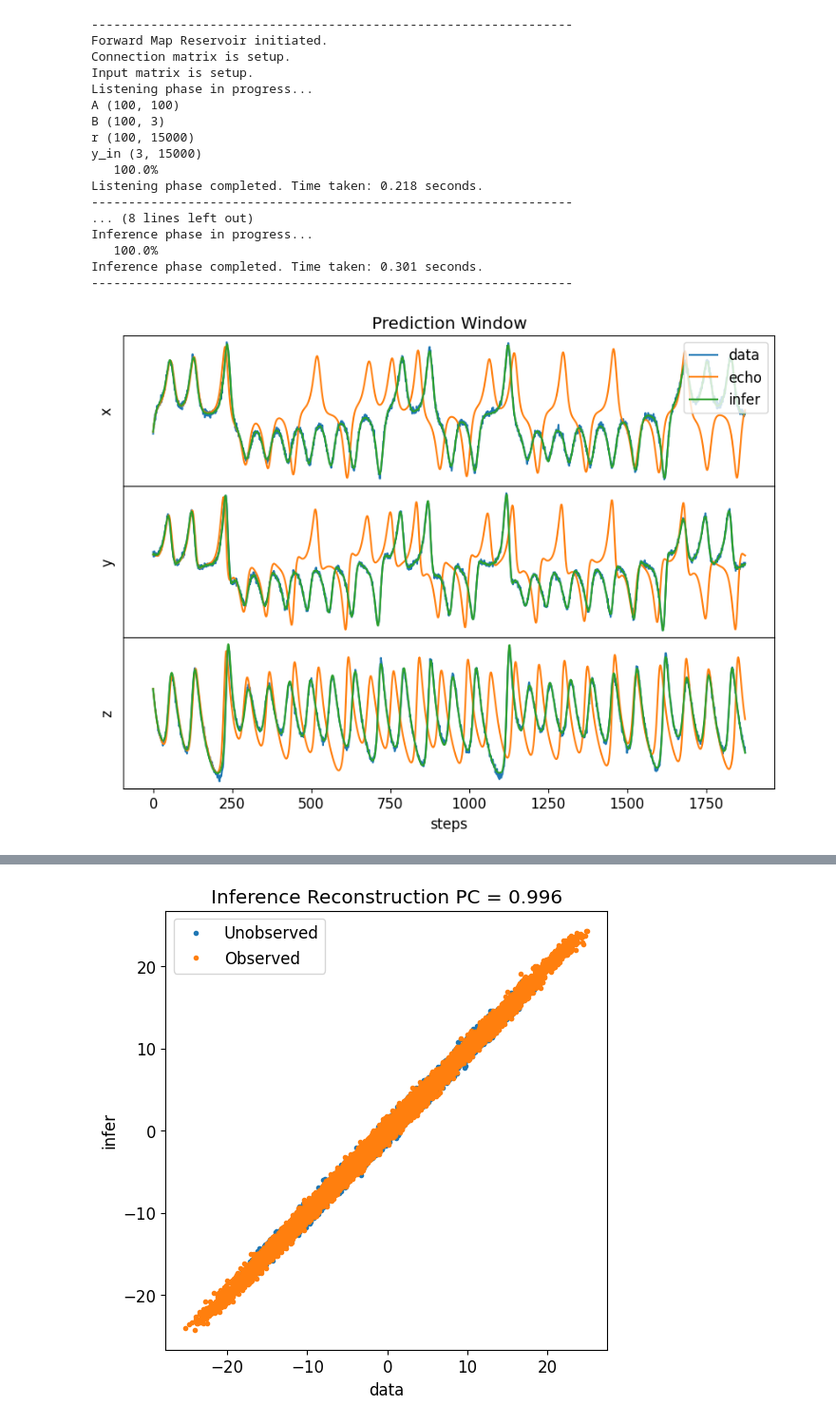
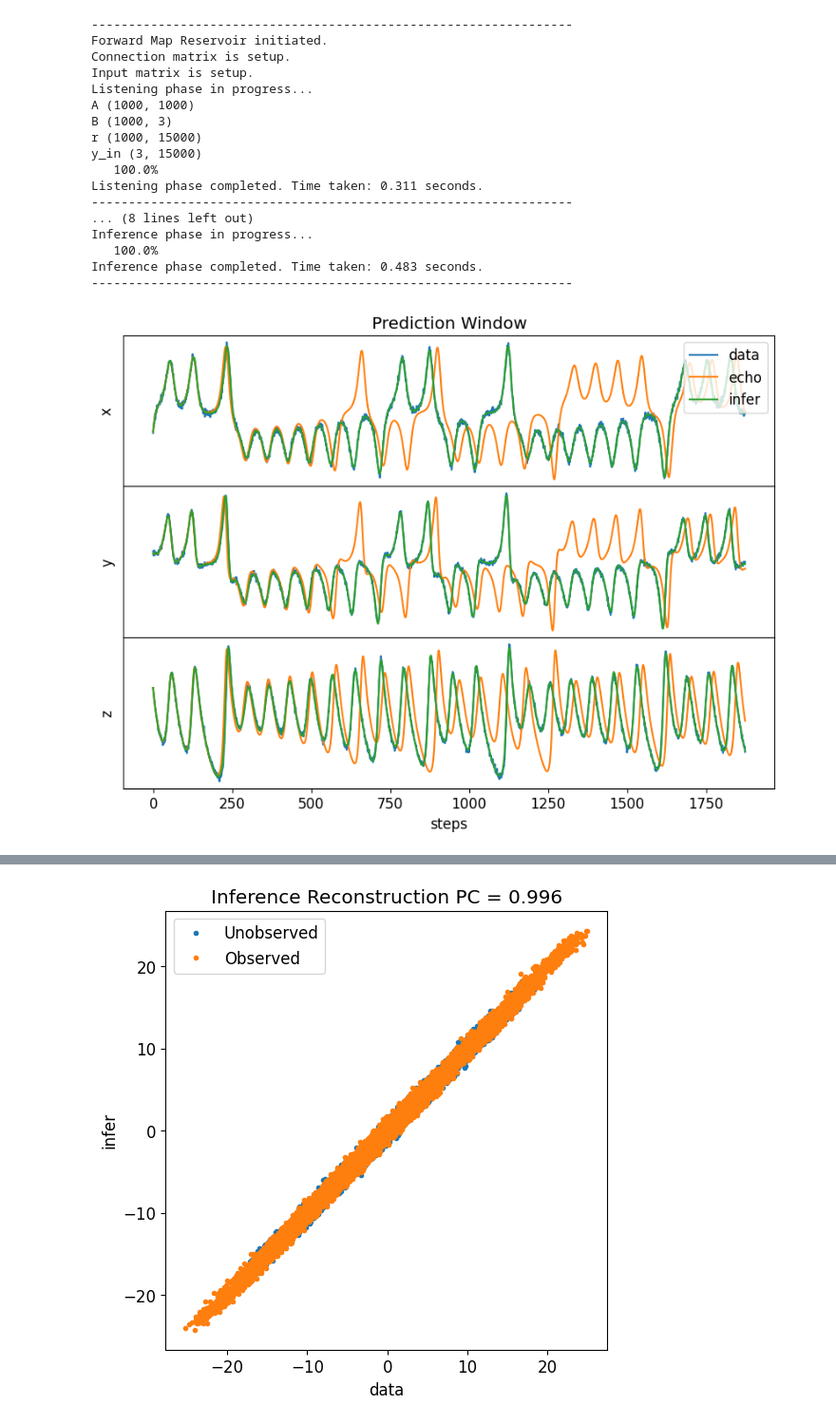
Before and after one commit to adrianskw/libRC, a Jupyter notebook: example/mapExample.ipynb, the cells around one changed output, grey strips where cells are left out. Shown: that part at 95% size. Cells and saved outputs as stored; diff of their text form; code cells hidden in the pictures.

```diff
--- a/example/mapExample.ipynb
+++ b/example/mapExample.ipynb
@@ -59,13 +59,13 @@ y_in = y[:,:M]
 y_pred = y[:,M:]
 # %%
 np.random.seed(11111)
-N = 100
+N = 1000
 rho = 0.9
 sigma = 2/max(np.max(y,1)-np.min(y,1))
 
 RC = mapRC(N,bias=True)
 
-RC.makeConnectionMat(rho,degree=10,loc=-1,scale=1)
+RC.makeConnectionMat(rho,degree=3,loc=-1,scale=1)
 RC.makeInputMat(D,sigma,randMin=-1,randMax=1)
 
 RC.listen(y_in)
@@ -87,36 +87,36 @@ for i in range(D):
     axs[i].set_xlabel('steps')
     axs[i].set_yticks([])
     axs[i].set_ylabel(labelList[i])
 axs[0].legend(loc='upper right')
 axs[0].set_title('Prediction Window')
 plt.show()
 
 
 plt.rcParams['figure.figsize'] = [6, 6]
 plt.plot(x_pred[0],x_pred[1],label='data')
 plt.plot(RC.y_echo[0],RC.y_echo[1],label='echo')
 plt.plot(RC.y_infer[0],RC.y_infer[1],label='infer')
 plt.xlabel('x')
 plt.ylabel('y')
 plt.title('Attractors')
 plt.legend()
 plt.show()
 # %% [output]
 -----------------------------------------------------------------
 Forward Map Reservoir initiated.
 Connection matrix is setup.
 Input matrix is setup.
 Listening phase in progress...
-A (100, 100)
-B (100, 3)
-r (100, 15000)
+A (1000, 1000)
+B (1000, 3)
+r (1000, 15000)
 y_in (3, 15000)
    100.0%
-Listening phase completed. Time taken: 0.218 seconds.
+Listening phase completed. Time taken: 0.311 seconds.
 -----------------------------------------------------------------
 ... (8 lines left out)
 Inference phase in progress...
    100.0%
-Inference phase completed. Time taken: 0.301 seconds.
+Inference phase completed. Time taken: 0.483 seconds.
 -----------------------------------------------------------------
-[figure, old version]
+[figure, new version]
```
Also changed, not shown: parts of 1 cell of this notebook, 2 other files.
